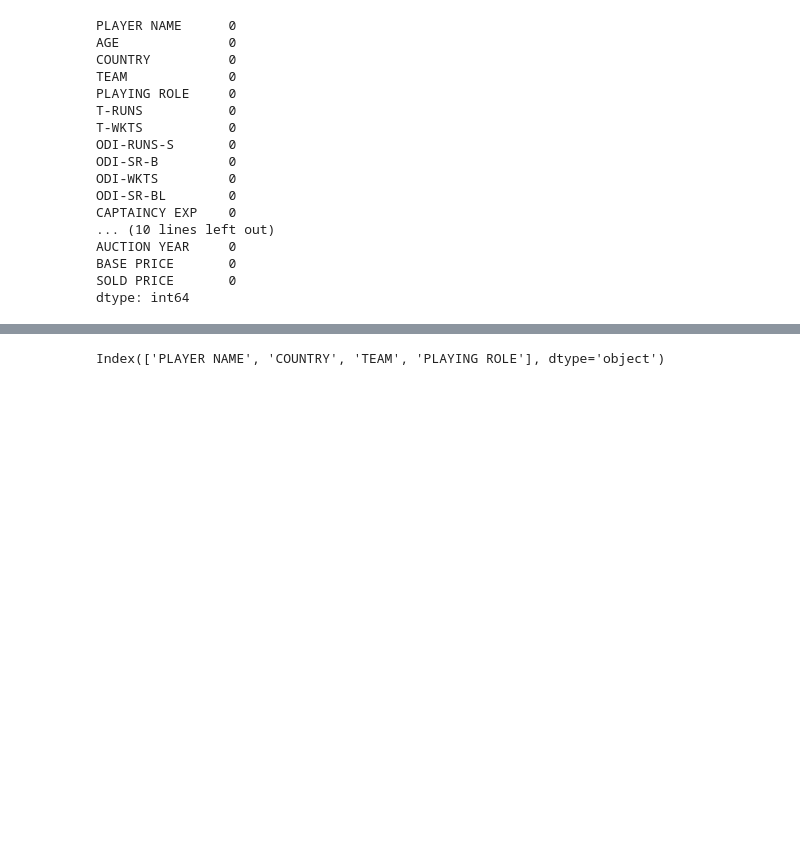
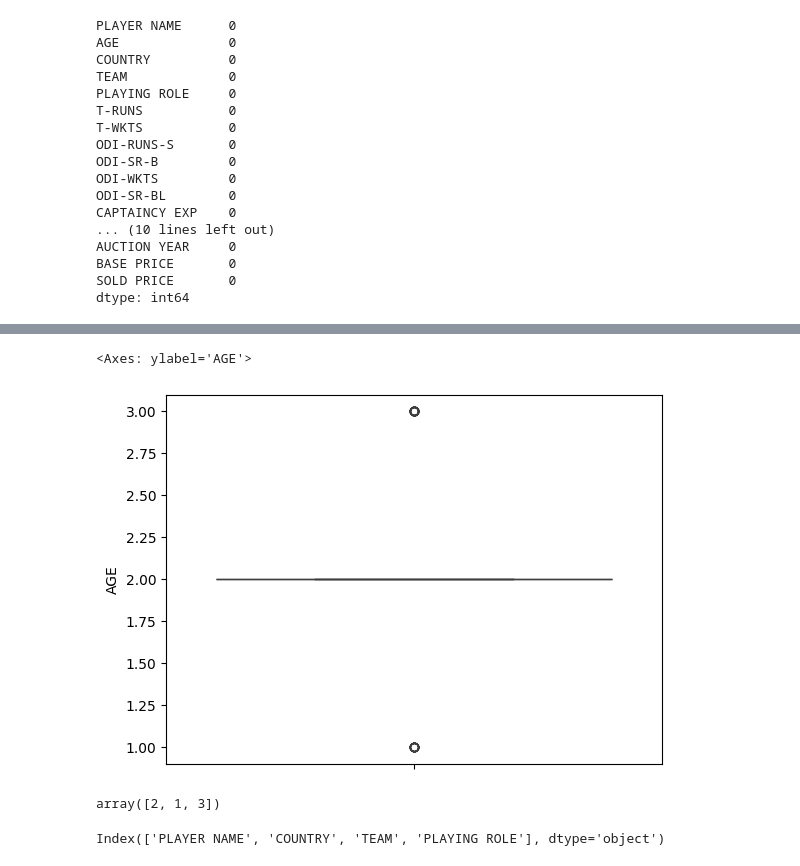
Before and after one commit to saptarshipal1/ipl_dataset2013, a Jupyter notebook: data/ipl_2013 copy_1.0.ipynb, the cells around one changed output, grey strips where cells are left out. Saved outputs shown, nothing was run; the diff lists cells and outputs as text; code cells hidden in the pictures; blank space fills up the shorter version.

```diff
--- a/data/ipl_2013 copy_1.0.ipynb
+++ b/data/ipl_2013 copy_1.0.ipynb
@@ -132,3 +148,12 @@ dtype: int64
+# %%
+sns.boxplot(df2['AGE'])
+# %% [output]
+<Axes: ylabel='AGE'>
+[figure, added]
+# %%
+df2['AGE'].unique()
+# %% [output]
+array([2, 1, 3])
 # %%
 df2.columns[df2.dtypes =='object']
 # %% [output]
```
Also changed, not shown: parts of 18 cells of this notebook.
